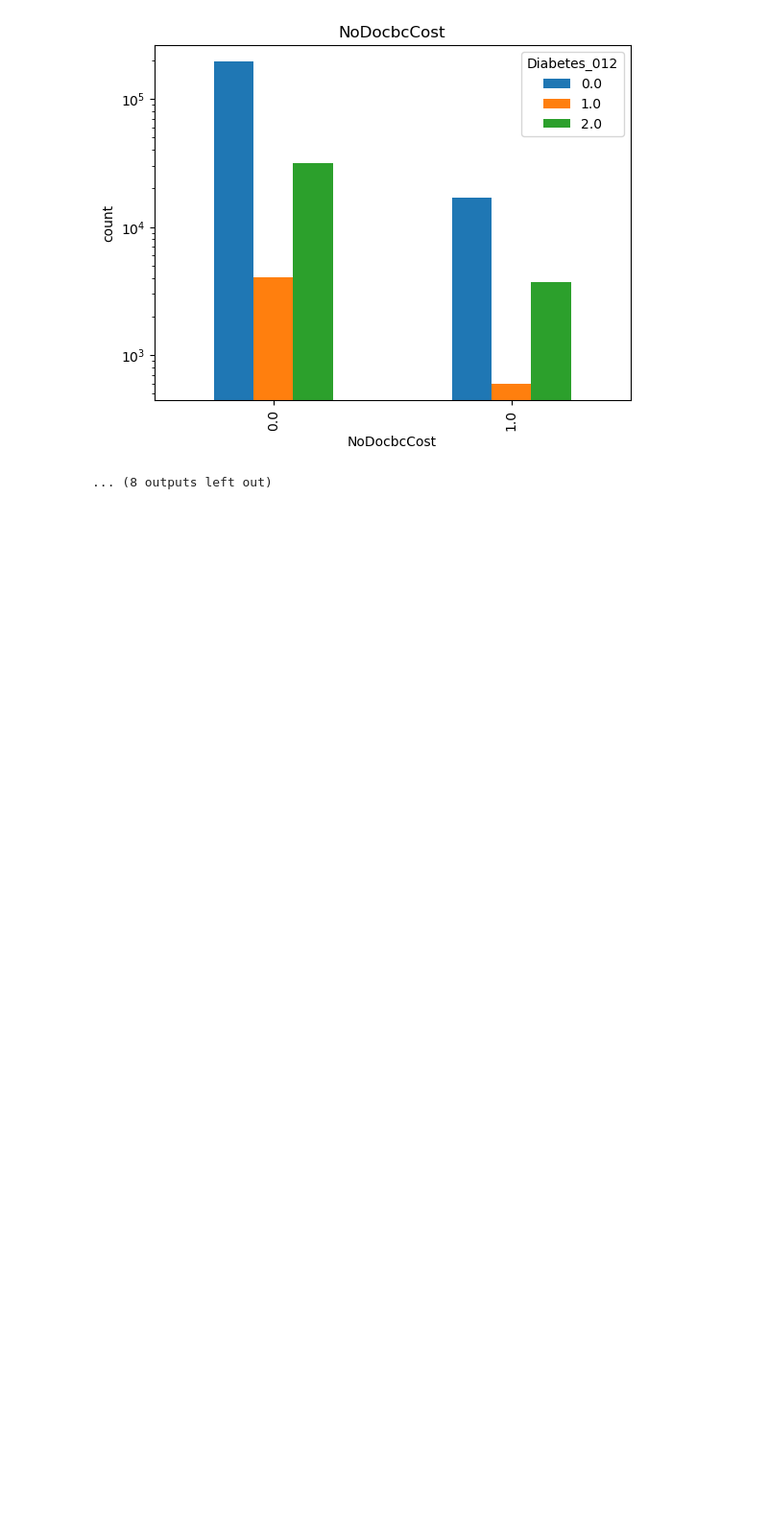
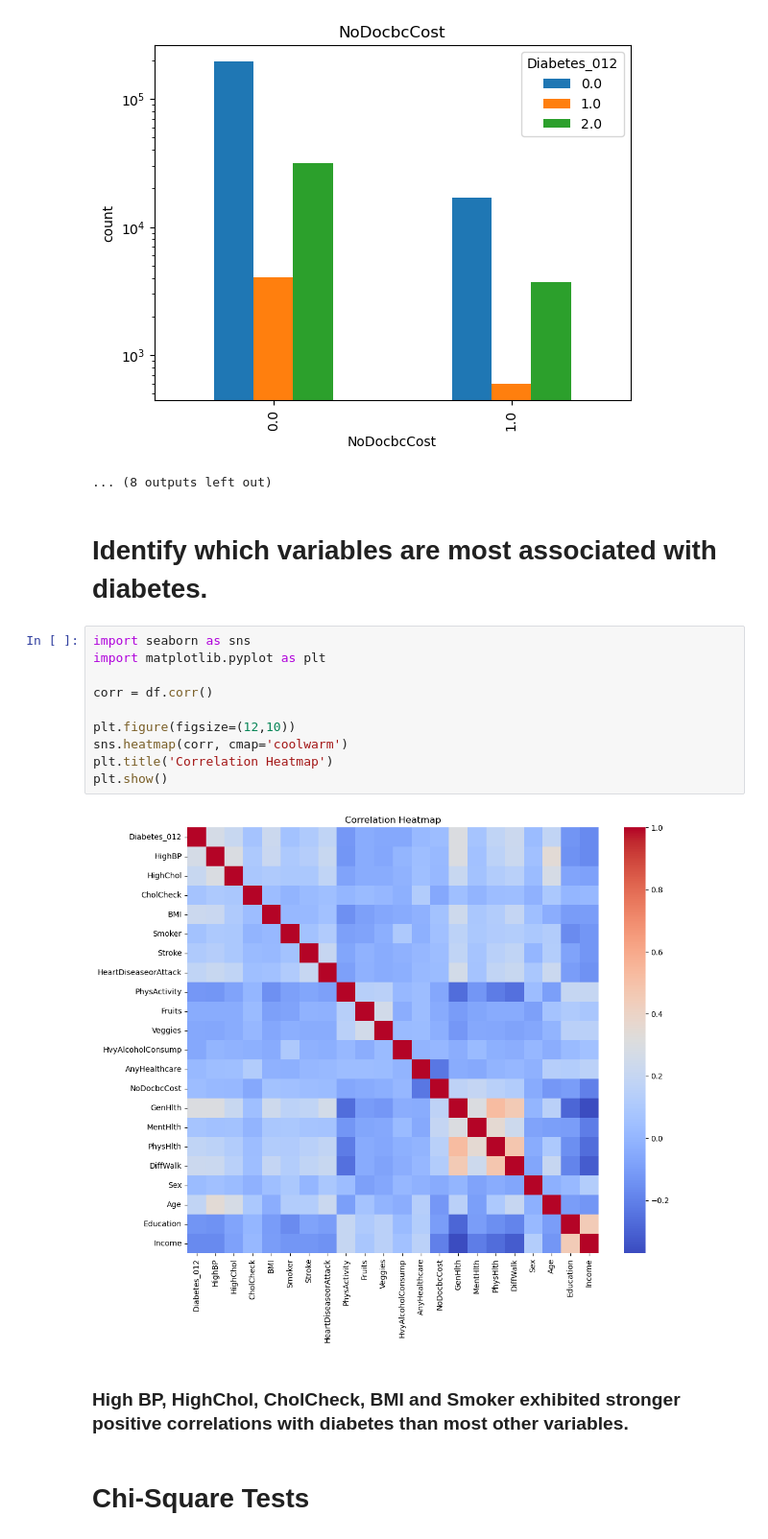
Before and after one commit to EvanGalea2/Diabetes-Statistical-Analysis, a Jupyter notebook: Analysis-manpreet.ipynb, the cells around one changed output. Shown at 96% size. Drawn from its saved outputs; the diff is of its cells as text; blank space fills up the shorter version.

Commit message:
Updated diabetes statistical analysis notebook

```diff
--- a/Analysis-manpreet.ipynb
+++ b/Analysis-manpreet.ipynb
@@ -66,3 +66,21 @@ for column in featureList:
 [figure]
 [figure]
 ... (8 outputs left out)
+# %% [markdown]
+# Identify which variables are most associated with diabetes.
+# %%
+import seaborn as sns
+import matplotlib.pyplot as plt
+
+corr = df.corr()
+
+plt.figure(figsize=(12,10))
+sns.heatmap(corr, cmap='coolwarm')
+plt.title('Correlation Heatmap')
+plt.show()
+# %% [output]
+[figure, added]
+# %% [markdown]
+### High BP, HighChol, CholCheck, BMI and Smoker exhibited stronger positive correlations with diabetes than most other variables.
+# %% [markdown]
+# Chi-Square Tests
```
Also changed, not shown: parts of 7 cells of this notebook.
